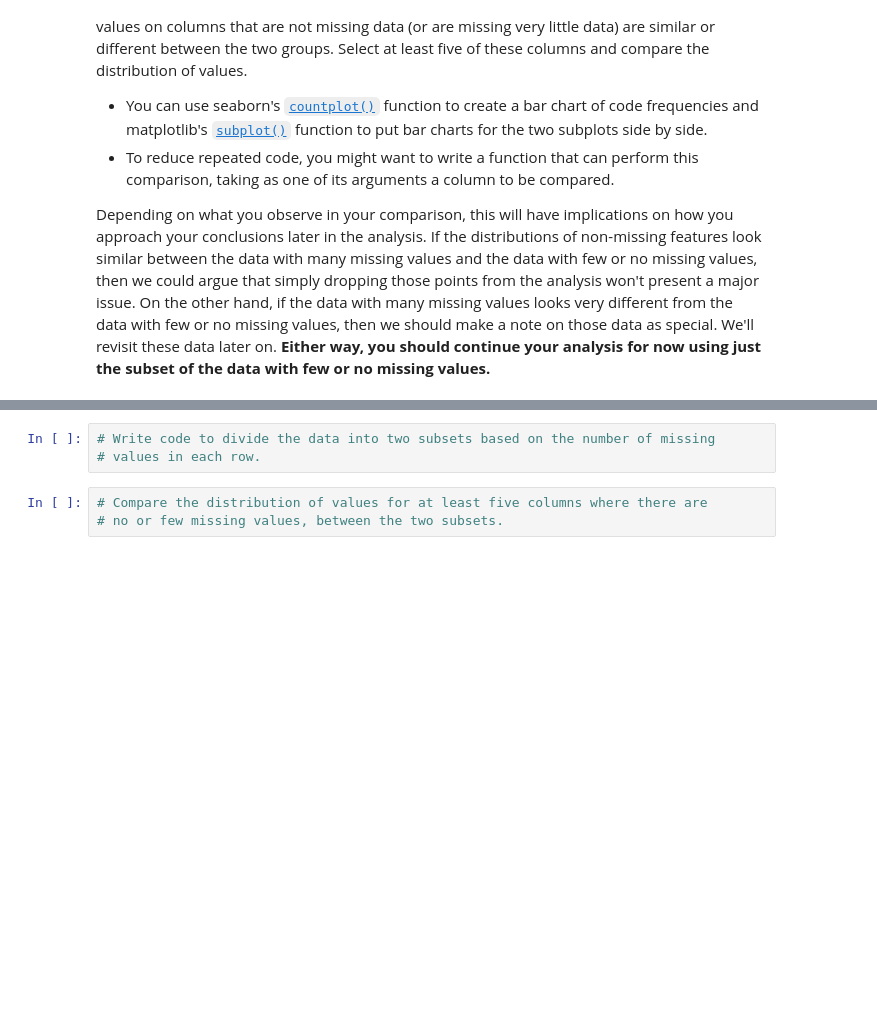
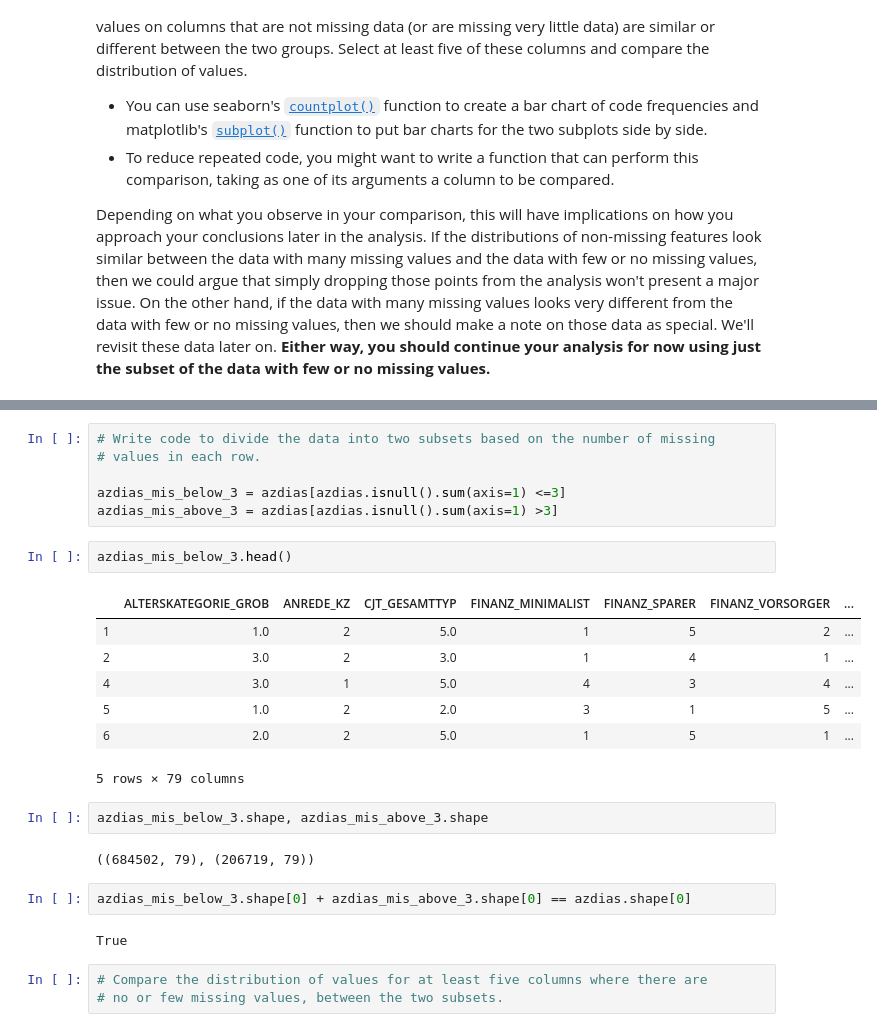
Before and after one commit to gepallas/Machine_Learning_3_Customer_Segmentation, a Jupyter notebook: Identify_Customer_Segments.ipynb, the cells around one changed output, grey strips where cells are left out. Cells and saved outputs as stored; diff of their text form; blank space fills up the shorter version.

```diff
--- a/Identify_Customer_Segments.ipynb
+++ b/Identify_Customer_Segments.ipynb
@@ -313,6 +488,27 @@ Depending on what you observe in your comparison, this will have implications on
 # %%
 # Write code to divide the data into two subsets based on the number of missing
 # values in each row.
+
+azdias_mis_below_3 = azdias[azdias.isnull().sum(axis=1) <=3]
+azdias_mis_above_3 = azdias[azdias.isnull().sum(axis=1) >3]
+# %%
+azdias_mis_below_3.head()
+# %% [output]
+|  | ALTERSKATEGORIE_GROB | ANREDE_KZ | CJT_GESAMTTYP | FINANZ_MINIMALIST | FINANZ_SPARER | FINANZ_VORSORGER | ... |
+| 1 | 1.0 | 2 | 5.0 | 1 | 5 | 2 | ... |
+| 2 | 3.0 | 2 | 3.0 | 1 | 4 | 1 | ... |
+| 4 | 3.0 | 1 | 5.0 | 4 | 3 | 4 | ... |
+| 5 | 1.0 | 2 | 2.0 | 3 | 1 | 5 | ... |
+| 6 | 2.0 | 2 | 5.0 | 1 | 5 | 1 | ... |
+5 rows × 79 columns
+# %%
+azdias_mis_below_3.shape, azdias_mis_above_3.shape
+# %% [output]
+((684502, 79), (206719, 79))
+# %%
+azdias_mis_below_3.shape[0] + azdias_mis_above_3.shape[0] == azdias.shape[0]
+# %% [output]
+True
 # %%
 # Compare the distribution of values for at least five columns where there are
 # no or few missing values, between the two subsets.
```
Also changed, not shown: parts of 19 cells of this notebook.
